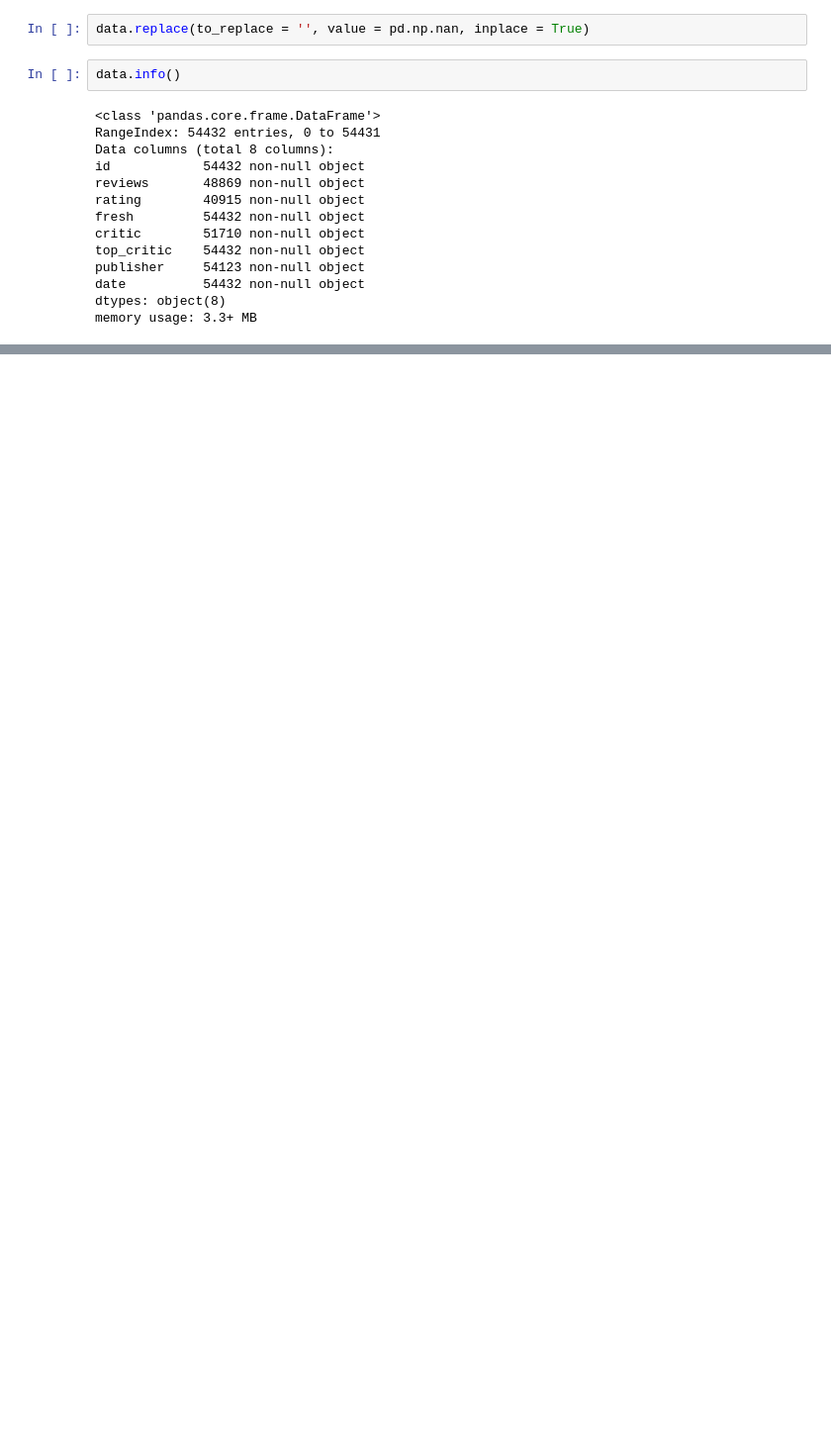
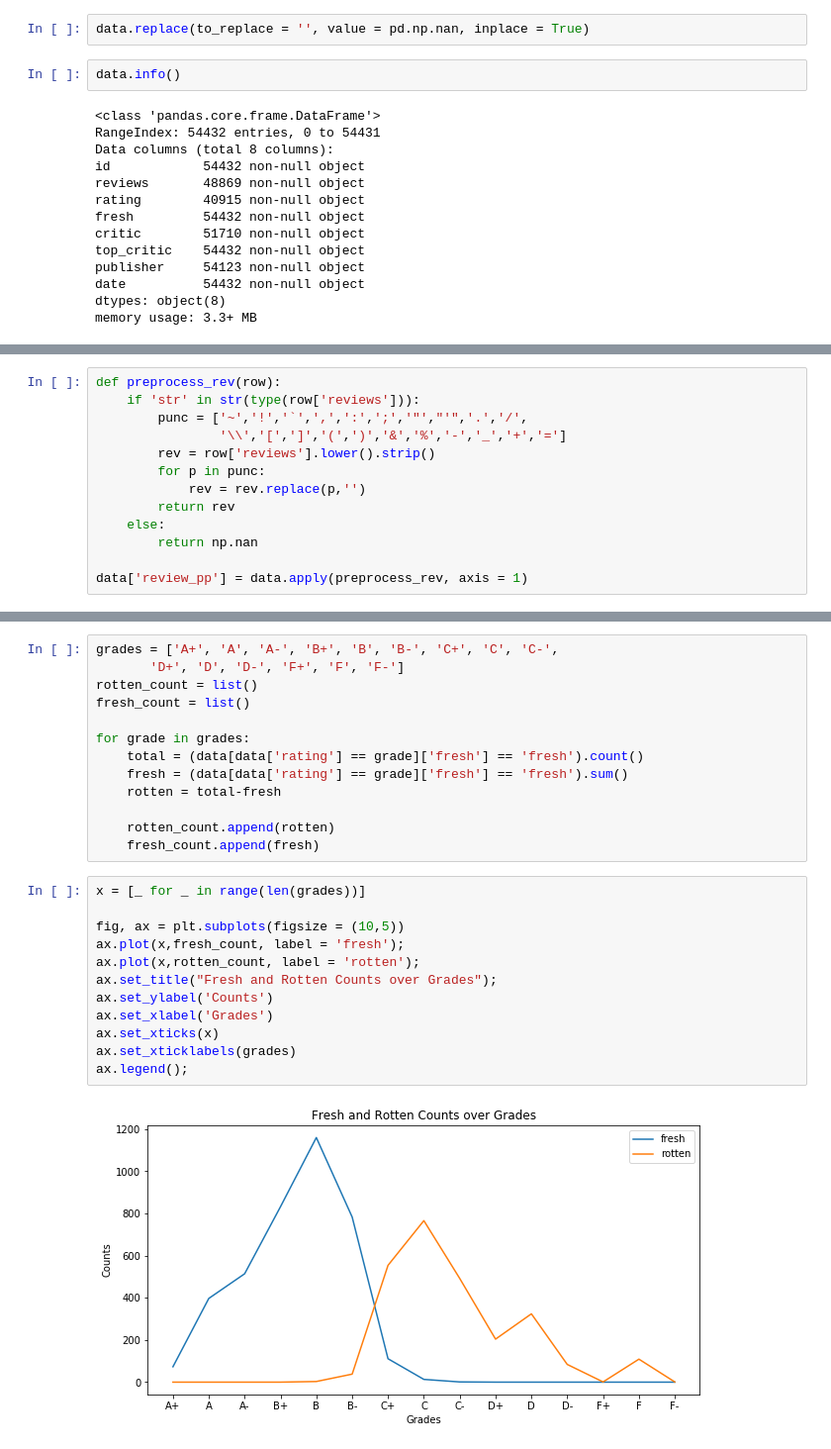
Before and after one commit to sjmiller8182/Rotten-Tomatoes-Analysis, a Jupyter notebook: Review Analysis.ipynb, the cells around one changed output, grey strips where cells are left out. Shown at 99% size. Cells and saved outputs as stored; diff of their text form; blank space fills up the shorter version.

```diff
--- a/Review Analysis.ipynb
+++ b/Review Analysis.ipynb
@@ -72,0 +83,13 @@ memory usage: 3.3+ MB
+# %%
+def preprocess_rev(row):
+    if 'str' in str(type(row['reviews'])):
+        punc = ['~','!','`',',',':',';','"',"'",'.','/',
+                '\\','[',']','(',')','&','%','-','_','+','=']
+        rev = row['reviews'].lower().strip()
+        for p in punc:
+            rev = rev.replace(p,'')
+        return rev
+    else:
+        return np.nan
+
+data['review_pp'] = data.apply(preprocess_rev, axis = 1)
@@ -72,0 +133,27 @@ memory usage: 3.3+ MB
+# %%
+grades = ['A+', 'A', 'A-', 'B+', 'B', 'B-', 'C+', 'C', 'C-',
+       'D+', 'D', 'D-', 'F+', 'F', 'F-']
+rotten_count = list()
+fresh_count = list()
+
+for grade in grades:
+    total = (data[data['rating'] == grade]['fresh'] == 'fresh').count()
+    fresh = (data[data['rating'] == grade]['fresh'] == 'fresh').sum()
+    rotten = total-fresh
+
+    rotten_count.append(rotten)
+    fresh_count.append(fresh)
+# %%
+x = [_ for _ in range(len(grades))]
+
+fig, ax = plt.subplots(figsize = (10,5))
+ax.plot(x,fresh_count, label = 'fresh');
+ax.plot(x,rotten_count, label = 'rotten');
+ax.set_title("Fresh and Rotten Counts over Grades");
+ax.set_ylabel('Counts')
+ax.set_xlabel('Grades')
+ax.set_xticks(x)
+ax.set_xticklabels(grades)
+ax.legend();
+# %% [output]
+[figure, added]
```
Also changed, not shown: parts of 19 cells of this notebook.
